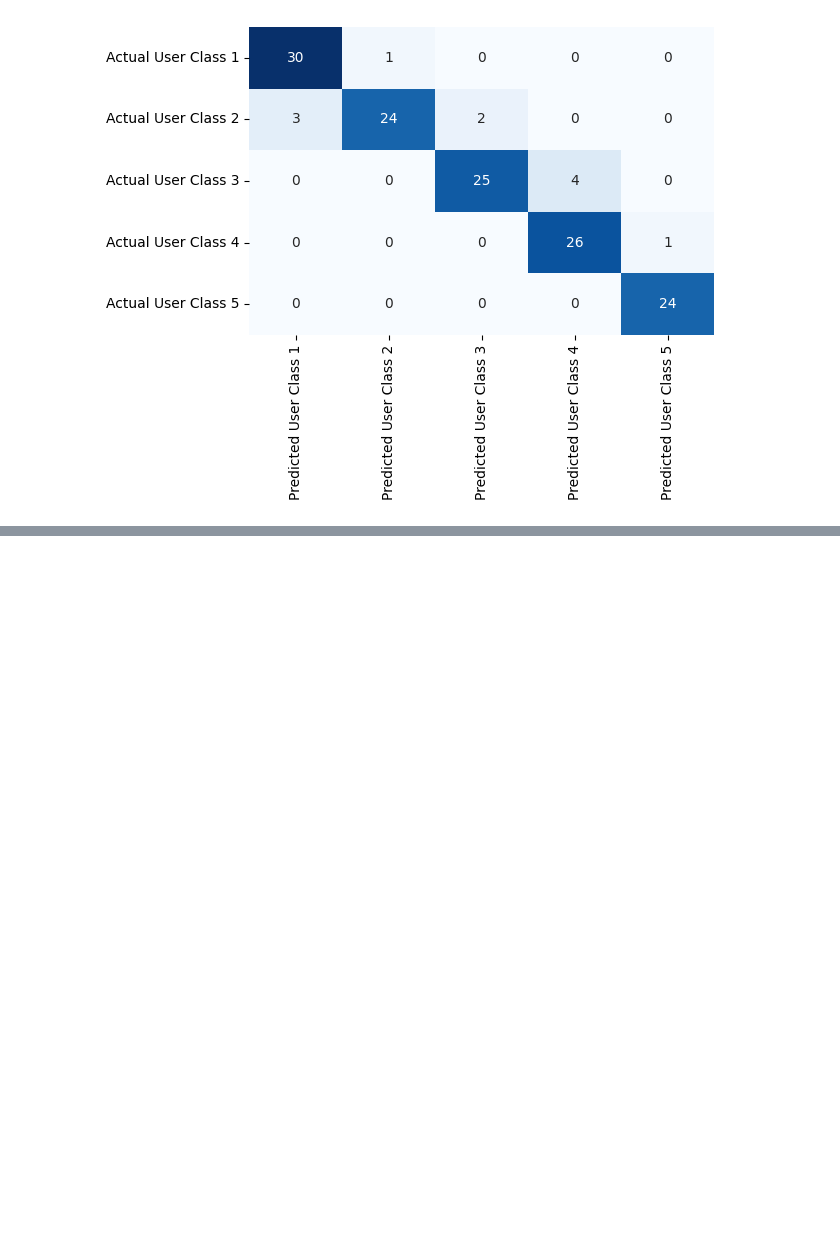
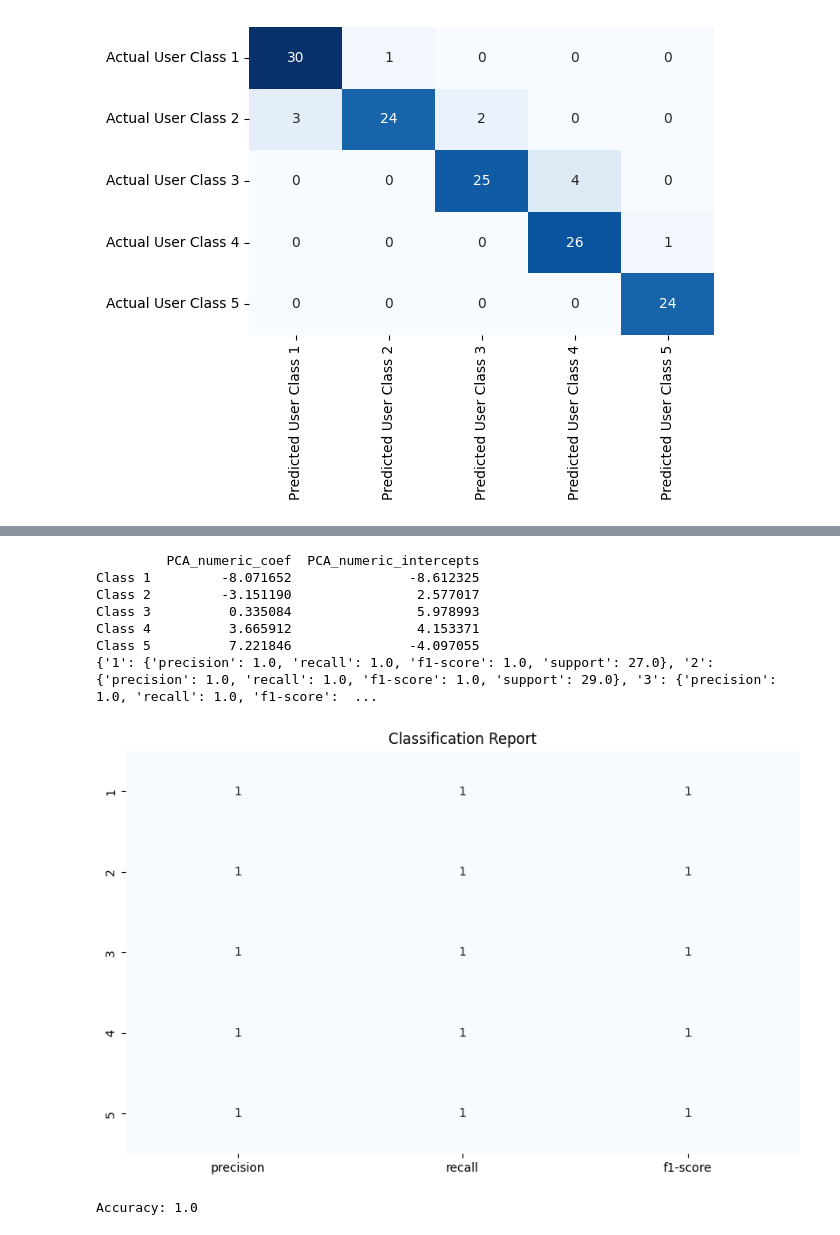
Before and after one commit to annieco29/mobile_user_activity, a Jupyter notebook: notebooks/model.ipynb, the cells around one changed output, grey strips where cells are left out. Cells and saved outputs as stored; diff of their text form; code cells hidden in the pictures; blank space fills up the shorter version.

Commit message:
add classification report for final model

```diff
--- a/notebooks/model.ipynb
+++ b/notebooks/model.ipynb
@@ -234,0 +258,19 @@ sns.heatmap(cm, annot=True, fmt='d', cmap='Blues', cbar=False,
+# %%
+# Initialize and train the logistic regression model
+classifier = LogisticRegression(random_state=42)
+classifier.fit(X_train_pca, Y_train)
+
+# Make predictions on the test data
+y_pred = classifier.predict(X_test_pca)
+
+# Evaluate the model
+accuracy = accuracy_score(Y_test, y_pred)
+print("Accuracy:", accuracy)
+
+cm = confusion_matrix(Y_test, y_pred, labels = [1, 2, 3, 4, 5])
+
+# Create a confusion matrix heatmap with labels using seaborn
+plt.figure(figsize=(6,4))
+sns.heatmap(cm, annot=True, fmt='d', cmap='Blues', cbar=False,
+            xticklabels=['Predicted User Class 1', 'Predicted User Class 2', 'Predicted User Class 3', 'Predicted User Class 4', 'Predicted User Class 5'],
+            yticklabels=['Actual User Class 1', 'Actual User Class 2', 'Actual User Class 3', 'Actual User Class 4', 'Actual User Class 5'])
@@ -234,0 +281,39 @@ sns.heatmap(cm, annot=True, fmt='d', cmap='Blues', cbar=False,
+# %%
+# Predict probabilities
+y_pred_prob = classifier.predict_proba(X_test_pca)[:, 1]
+
+# Coefficients and intercept
+# Create a DataFrame for the coefficients
+coef_df = pd.DataFrame(classifier.coef_, columns=['PCA_numeric_coef'])
+
+# Add a column for the intercept (bias term) with multiple intercept values
+coef_df['PCA_numeric_intercepts'] = classifier.intercept_
+
+coef_df.index = ['Class 1','Class 2','Class 3','Class 4','Class 5']
+print(coef_df.head())
+
+# Generate the classification report as a dictionary
+report = classification_report(Y_test, y_pred, output_dict=True)
+print(report)
+
+report_df = pd.DataFrame(report)
+
+# Plot the heatmap of the classification report
+plt.figure(figsize=(10, 6))
+sns.heatmap(report_df.iloc[:3,:5].T, annot=True, cmap="Blues", cbar=False)
+plt.title('Classification Report')
+plt.show()
+
+# Accuracy
+accuracy = accuracy_score(Y_test, y_pred)
+print("Accuracy:", accuracy)
+# %% [output]
+         PCA_numeric_coef  PCA_numeric_intercepts
+Class 1         -8.071652               -8.612325
+Class 2         -3.151190                2.577017
+Class 3          0.335084                5.978993
+Class 4          3.665912                4.153371
+Class 5          7.221846               -4.097055
+{'1': {'precision': 1.0, 'recall': 1.0, 'f1-score': 1.0, 'support': 27.0}, '2': {'precision': 1.0, 'recall': 1.0, 'f1-score': 1.0, 'support': 29.0}, '3': {'precision': 1.0, 'recall': 1.0, 'f1-score':  ...
+[figure, added]
+Accuracy: 1.0
```
Also changed, not shown: parts of 16 cells of this notebook, 5 other files.
